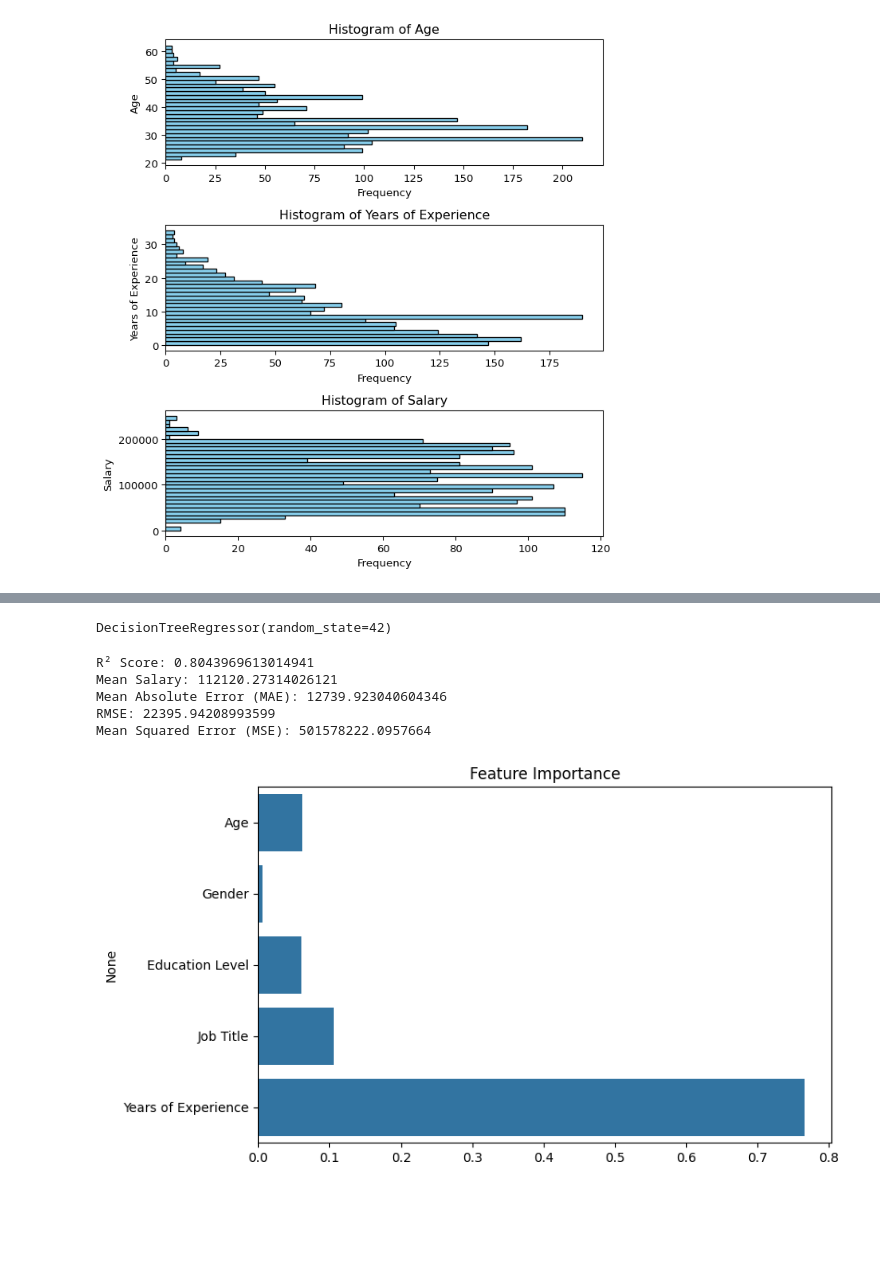
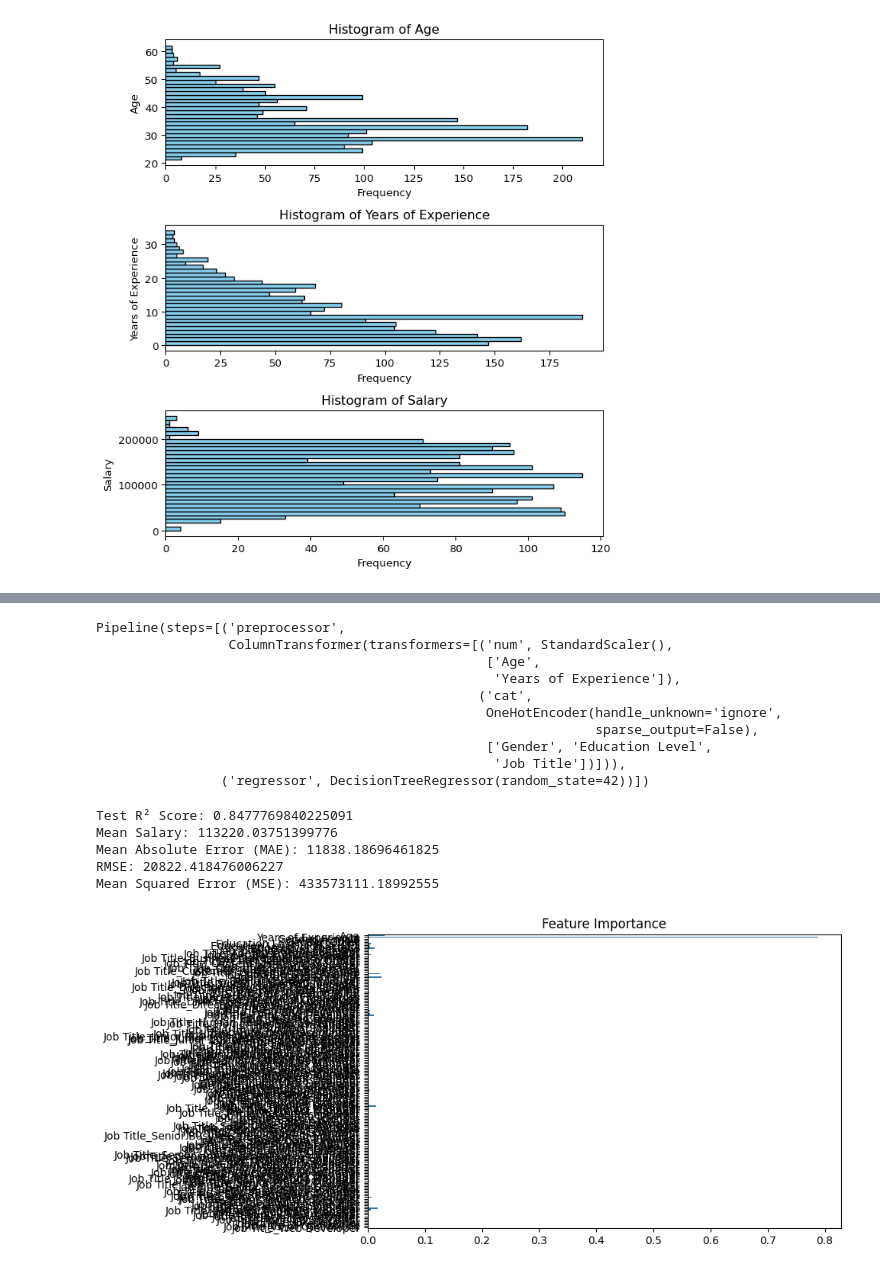
Before and after one commit to Suraweera1235/CS_Group_09_Salary_prediction, a Jupyter notebook: notebooks/Ravindu_FC110551/Decision_Tree.ipynb, the cells around one changed output, grey strips where cells are left out. Saved outputs shown, nothing was run; the diff lists cells and outputs as text; code cells hidden in the pictures; blank space fills up the shorter version.

```diff
--- a/notebooks/Ravindu_FC110551/Decision_Tree.ipynb
+++ b/notebooks/Ravindu_FC110551/Decision_Tree.ipynb
@@ -203,33 +245,59 @@ y = df['Salary']
 
 X_train, X_test, y_train, y_test = train_test_split(X, y, test_size=0.2, random_state=42)
 # %%
-model = DecisionTreeRegressor(random_state=42)
+from sklearn.tree import DecisionTreeRegressor
+model = Pipeline(steps=[('preprocessor', preprocessor),
+                        ('regressor', DecisionTreeRegressor(random_state=42))])
 model.fit(X_train, y_train)
 # %% [output]
-DecisionTreeRegressor(random_state=42)
+Pipeline(steps=[('preprocessor',
+                 ColumnTransformer(transformers=[('num', StandardScaler(),
+                                                  ['Age',
+                                                   'Years of Experience']),
+                                                 ('cat',
+                                                  OneHotEncoder(handle_unknown='ignore',
+                                                                sparse_output=False),
+                                                  ['Gender', 'Education Level',
+                                                   'Job Title'])])),
+                ('regressor', DecisionTreeRegressor(random_state=42))])
 # %%
 y_pred = model.predict(X_test)
 # %%
 
-print("R² Score:", r2_score(y_test, y_pred))
+print("Test R² Score:", r2_score(y_test, y_pred))
 print("Mean Salary:", df['Salary'].mean())
 print("Mean Absolute Error (MAE):", mean_absolute_error(y_test, y_pred))
 print("RMSE:",np.sqrt(mean_squared_error(y_test, y_pred)))
 print("Mean Squared Error (MSE):", mean_squared_error(y_test, y_pred))
 # %% [output]
-R² Score: 0.8043969613014941
-Mean Salary: 112120.27314026121
-Mean Absolute Error (MAE): 12739.923040604346
-RMSE: 22395.94208993599
-Mean Squared Error (MSE): 501578222.0957664
+Test R² Score: 0.8477769840225091
+Mean Salary: 113220.03751399776
+Mean Absolute Error (MAE): 11838.18696461825
+RMSE: 20822.418476006227
+Mean Squared Error (MSE): 433573111.18992555
-# %%
-# Plot feature importance
-plt.figure(figsize=(8,5))
-sns.barplot(x=model.feature_importances_, y=X.columns)
-plt.title("Feature Importance")
-plt.show()
-# %% [output]
-[figure, removed]
+# %%
+# Plot feature importance for the trained regressor inside the pipeline
+plt.figure(figsize=(8,5))
+try:
+    reg_pipeline = best_model if 'best_model' in globals() else (tuned_model if 'tuned_model' in globals() else model)
+    reg = reg_pipeline.named_steps['regressor'] if isinstance(reg_pipeline, Pipeline) else reg_pipeline
+    importances = reg.feature_importances_
+    # Build feature names: numeric_cols + one-hot encoded categorical feature names
+    pre = reg_pipeline.named_steps['preprocessor']
+    cat_enc = pre.named_transformers_['cat']
+    # get_feature_names_out may accept no args in newer sklearn versions
+    try:
+        cat_names = list(cat_enc.get_feature_names_out())
+    except TypeError:
+        cat_names = list(cat_enc.get_feature_names_out(categorical_cols))
+    feat_names = numeric_cols + cat_names
+    sns.barplot(x=importances, y=feat_names)
+    plt.title("Feature Importance")
+    plt.show()
+except Exception as e:
+    print('Could not plot feature importances:', e)
+# %% [output]
+[figure, added]
 # %%
 from sklearn.model_selection import GridSearchCV
 
```
Also changed, not shown: parts of 23 cells of this notebook.
